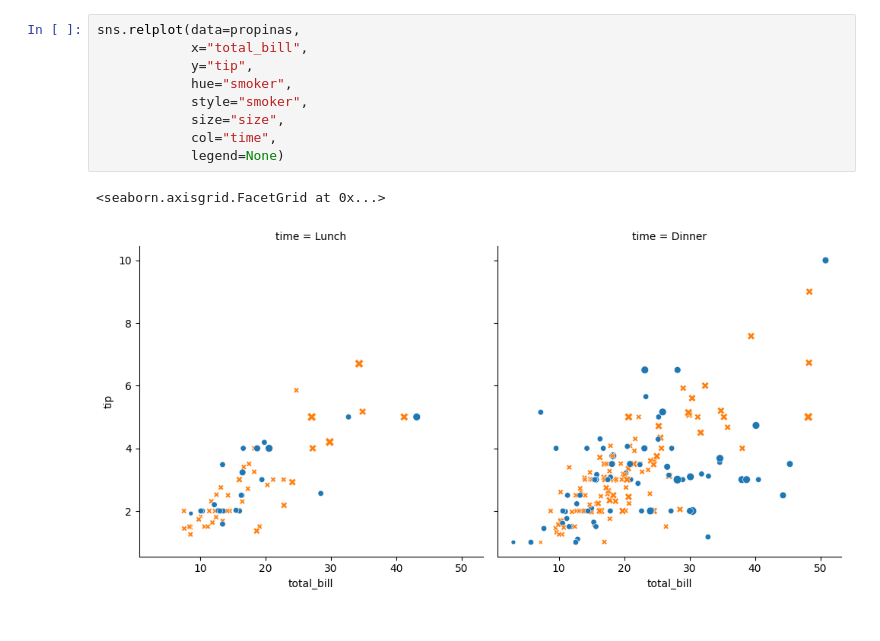
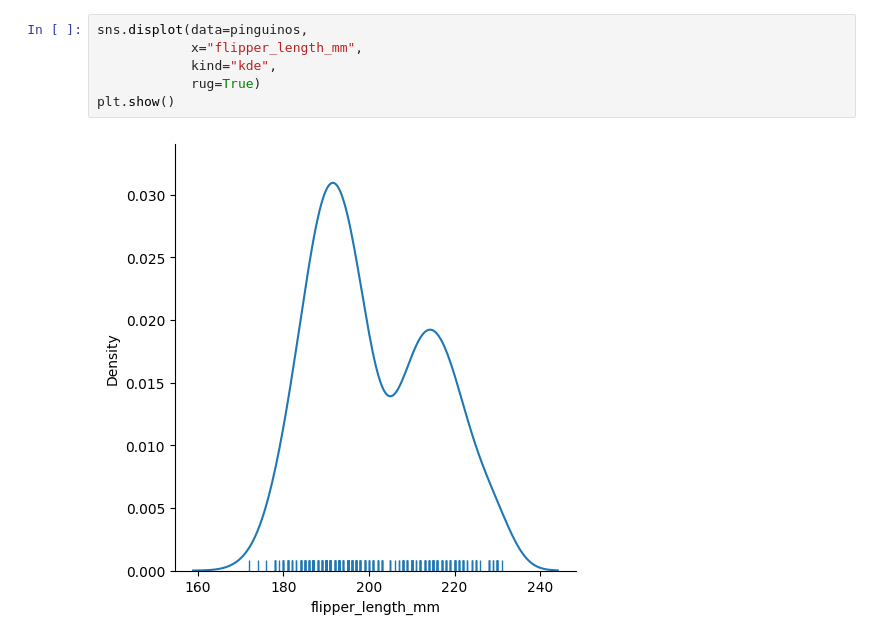
Before and after one commit to XavZol/Seaborn, a Jupyter notebook: Seaborn_New.ipynb, the cells around one changed output. Saved outputs shown, nothing was run; the diff lists cells and outputs as text.

```diff
--- a/Seaborn_New.ipynb
+++ b/Seaborn_New.ipynb
@@ -68,12 +32,8 @@ sns.relplot(data=propinas,
-# %%
-sns.relplot(data=propinas,
-            x="total_bill",
-            y="tip",
-            hue="smoker",
-            style="smoker",
-            size="size",
-            col="time",
-            legend=None)
-# %% [output]
-<seaborn.axisgrid.FacetGrid at 0x...>
-[figure, removed]
+# %%
+sns.displot(data=pinguinos,
+            x="flipper_length_mm",
+            kind="kde",
+            rug=True)
+plt.show()
+# %% [output]
+[figure, added]
```
Also changed, not shown: parts of 6 cells of this notebook, 2 other files.
